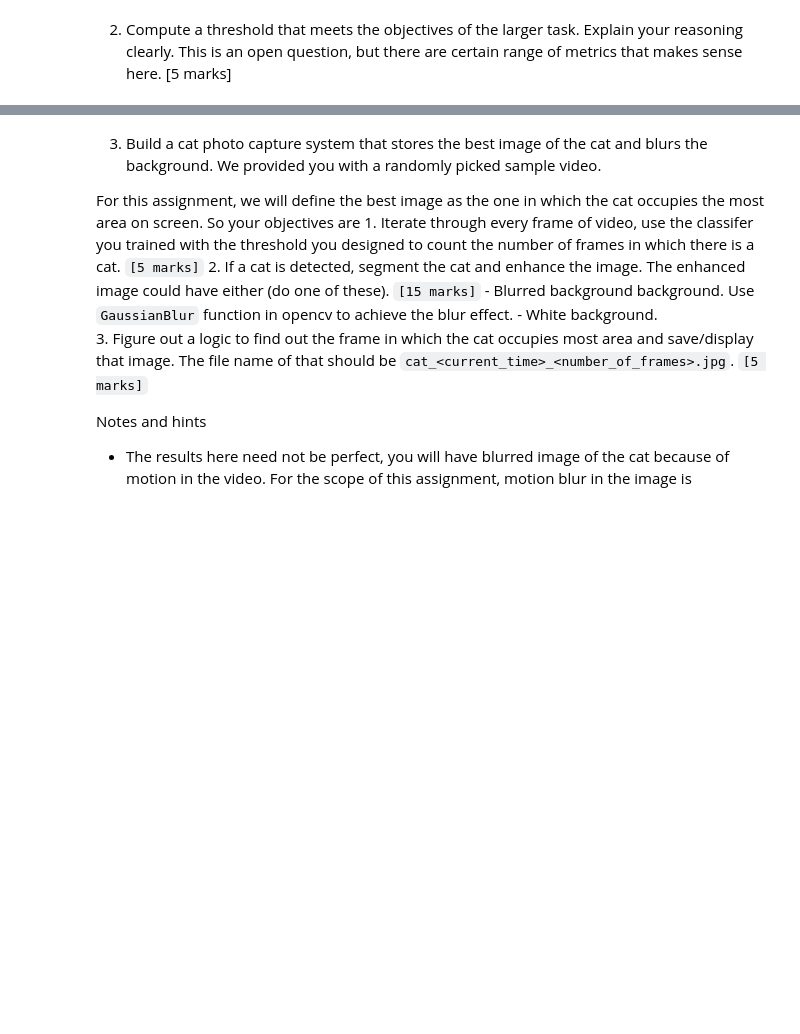
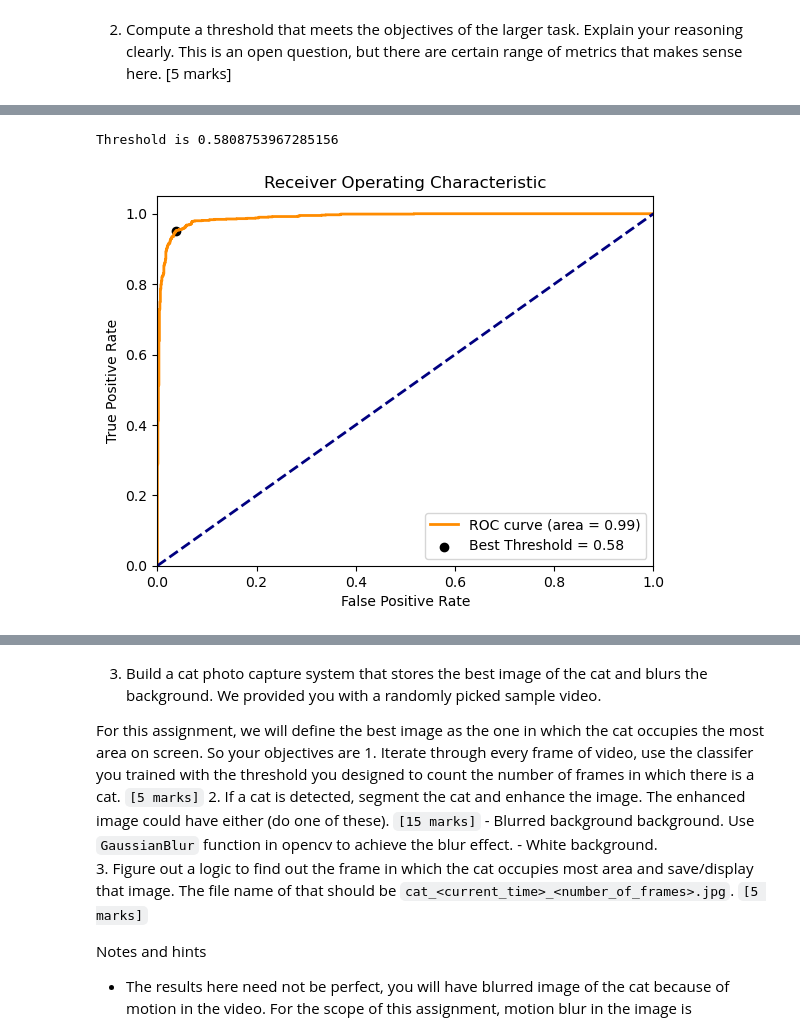
Before and after one commit to nedu10/CAT-Monitoring, a Jupyter notebook: Assignment_5_Computer_Vision.ipynb, the cells around one changed output, grey strips where cells are left out. Saved outputs shown, nothing was run; the diff lists cells and outputs as text; code cells hidden in the pictures; blank space fills up the shorter version.

```diff
--- a/Assignment_5_Computer_Vision.ipynb
+++ b/Assignment_5_Computer_Vision.ipynb
@@ -342,17 +217,0 @@ Error:
-# %%
-# Your code here
-for i, data in enumerate(trainloader, 0):
-    inputs, labels = data
-
-    if i == 0:
-        print(len(inputs[0]))
-
-    labels = torch.where(labels==3, torch.tensor([1]), torch.tensor([0]))
-
-    outputs = best_model(inputs)
-    loss = criterion(outputs, labels)
-
-loss.item()
-
-#0.1478763073682785  epoch 2
-#0.07189879566431046 epoch 20
@@ -367,0 +237,47 @@ print(f"New threshold is {THRESHOLD}")
+# %%
+# Now we calculate the optimal threshold taking into account the objective.
+
+from sklearn.metrics import roc_curve, auc, confusion_matrix, ConfusionMatrixDisplay, precision_score, recall_score, f1_score, accuracy_score
+import seaborn as sns
+
+softmax = nn.Softmax(dim=1)
+
+# Compute validation outputs and labels using the best model
+best_validation_outputs = []
+validation_labels = []
+for inputs, labels in val_loader:
+    outputs = best_model(inputs)
+    labels = torch.where(labels==3, torch.tensor([1]), torch.tensor([0]))
+    best_validation_outputs.append(outputs)
+    validation_labels.extend(labels)
+
+best_validation_outputs_tensor = torch.cat(best_validation_outputs, dim=0)
+
+# Calculate the probabilities of the validation dataset output
+probabilities = softmax(best_validation_outputs_tensor).detach().numpy()
+labels = np.array(validation_labels)
+
+fpr, tpr, thresholds = roc_curve(labels, probabilities[:, 1])
+roc_auc = auc(fpr, tpr)
+
+# Find the best threshold
+optimal_idx = np.argmax(tpr - fpr)
+THRESHOLD = thresholds[optimal_idx]
+
+print(f"Threshold is {THRESHOLD}")
+
+
+plt.figure()
+plt.plot(fpr, tpr, color='darkorange', lw=2, label='ROC curve (area = %0.2f)' % roc_auc)
+plt.plot([0, 1], [0, 1], color='navy', lw=2, linestyle='--')
+plt.scatter(fpr[optimal_idx], tpr[optimal_idx], marker='o', color='black', label='Best Threshold = %0.2f' % THRESHOLD)
+plt.xlim([0.0, 1.0])
+plt.ylim([0.0, 1.05])
+plt.xlabel('False Positive Rate')
+plt.ylabel('True Positive Rate')
+plt.title('Receiver Operating Characteristic')
+plt.legend(loc="lower right")
+plt.show()
+# %% [output]
+Threshold is 0.5808753967285156
+[figure, added]
```
Also changed, not shown: parts of 18 cells of this notebook, 2 other files.
